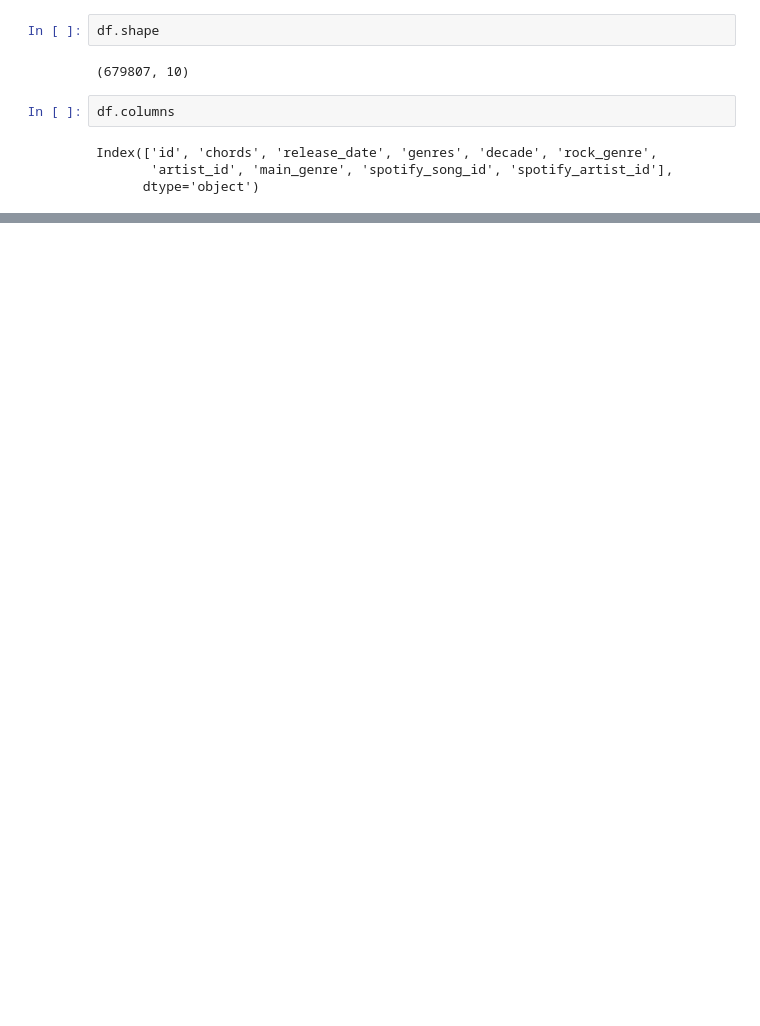
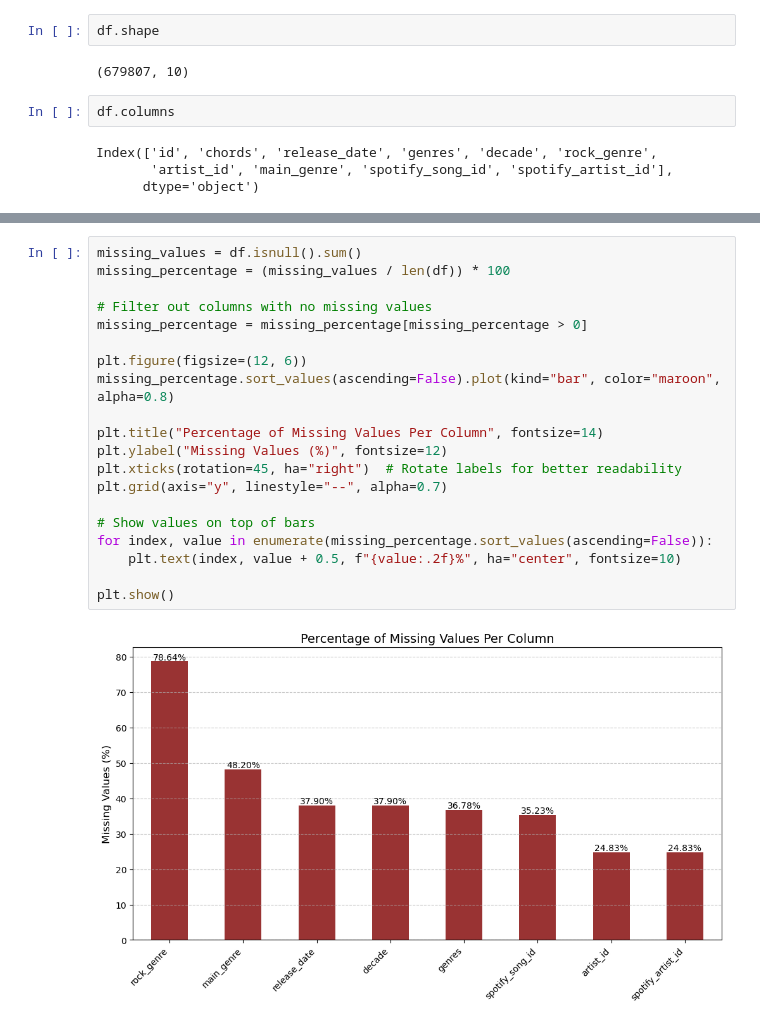
Before and after one commit to AtharvaBhalilkar/chord-gen-ai, a Jupyter notebook: notebooks/data_preprocessing.ipynb, the cells around one changed output, grey strips where cells are left out. Cells and saved outputs as stored; diff of their text form; blank space fills up the shorter version.

```diff
--- a/notebooks/data_preprocessing.ipynb
+++ b/notebooks/data_preprocessing.ipynb
@@ -49,0 +112,22 @@ Name: spotify_artist_id, dtype: int64
+# %%
+missing_values = df.isnull().sum()
+missing_percentage = (missing_values / len(df)) * 100
+
+# Filter out columns with no missing values
+missing_percentage = missing_percentage[missing_percentage > 0]
+
+plt.figure(figsize=(12, 6))
+missing_percentage.sort_values(ascending=False).plot(kind="bar", color="maroon", alpha=0.8)
+
+plt.title("Percentage of Missing Values Per Column", fontsize=14)
+plt.ylabel("Missing Values (%)", fontsize=12)
+plt.xticks(rotation=45, ha="right")  # Rotate labels for better readability
+plt.grid(axis="y", linestyle="--", alpha=0.7)
+
+# Show values on top of bars
+for index, value in enumerate(missing_percentage.sort_values(ascending=False)):
+    plt.text(index, value + 0.5, f"{value:.2f}%", ha="center", fontsize=10)
+
+plt.show()
+# %% [output]
+[figure, added]
```
Also changed, not shown: parts of 9 cells of this notebook.
